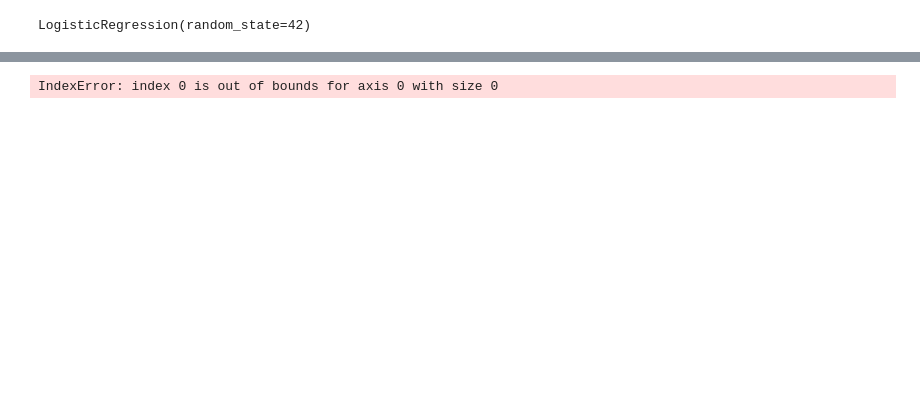
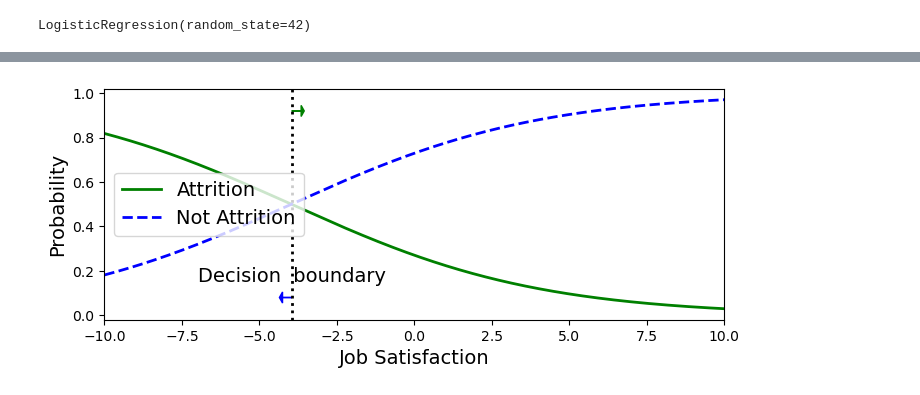
Before and after one commit to Darcinn/F21DL, a Jupyter notebook: Notebooks/Lab 2/lab8.ipynb, the cells around one changed output, grey strips where cells are left out. Drawn from its saved outputs; the diff is of its cells as text; code cells hidden in the pictures; blank space fills up the shorter version.

```diff
--- a/Notebooks/Lab 2/lab8.ipynb
+++ b/Notebooks/Lab 2/lab8.ipynb
@@ -944,21 +983,21 @@ plt.plot(X_new, y_proba[:, 0], "b--", linewidth=2, label="Not Iris virginica")
 # %%
-X_new = np.linspace(0, 3, 1000).reshape(-1, 1)
+X_new = np.linspace(-10, 10, 1000).reshape(-1, 1)
 y_proba = log_reg.predict_proba(X_new)
-decision_boundary = X_new[y_proba[:, 1] >= 0.5][0]
+decision_boundary = X_new[y_proba[:, 1] <= 0.5][0]
 
 plt.figure(figsize=(8, 3))
-plt.plot(X[y==0], y[y==0], "bs")
-plt.plot(X[y==1], y[y==1], "g^")
+plt.plot(x[y==0], y[y==0], "bs")
+plt.plot(x[y==1], y[y==1], "g^")
 plt.plot([decision_boundary, decision_boundary], [-1, 2], "k:", linewidth=2)
-plt.plot(X_new, y_proba[:, 1], "g-", linewidth=2, label="Iris virginica")
-plt.plot(X_new, y_proba[:, 0], "b--", linewidth=2, label="Not Iris virginica")
+plt.plot(X_new, y_proba[:, 1], "g-", linewidth=2, label="Attrition")
+plt.plot(X_new, y_proba[:, 0], "b--", linewidth=2, label="Not Attrition")
 plt.text(decision_boundary+0.02, 0.15, "Decision  boundary", fontsize=14, color="k", ha="center")
 plt.arrow(decision_boundary, 0.08, -0.3, 0, head_width=0.05, head_length=0.1, fc='b', ec='b')
 plt.arrow(decision_boundary, 0.92, 0.3, 0, head_width=0.05, head_length=0.1, fc='g', ec='g')
-plt.xlabel("Petal width (cm)", fontsize=14)
+plt.xlabel("Job Satisfaction", fontsize=14)
 plt.ylabel("Probability", fontsize=14)
 plt.legend(loc="center left", fontsize=14)
-plt.axis([0, 3, -0.02, 1.02])
+plt.axis([-10, 10, -0.02, 1.02])
 plt.show()
 # %% [output]
-IndexError: index 0 is out of bounds for axis 0 with size 0
+[figure, added]
```
Also changed, not shown: parts of 26 cells of this notebook.
